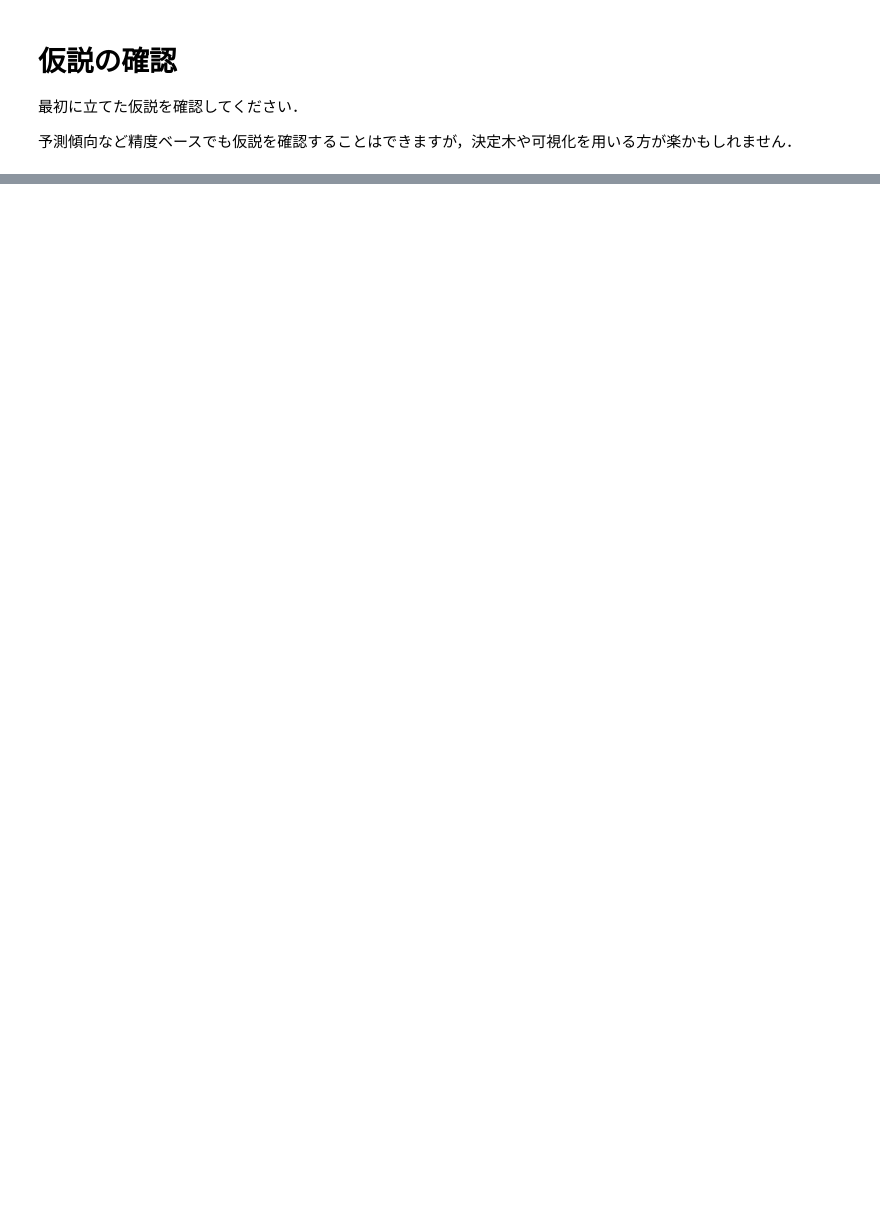
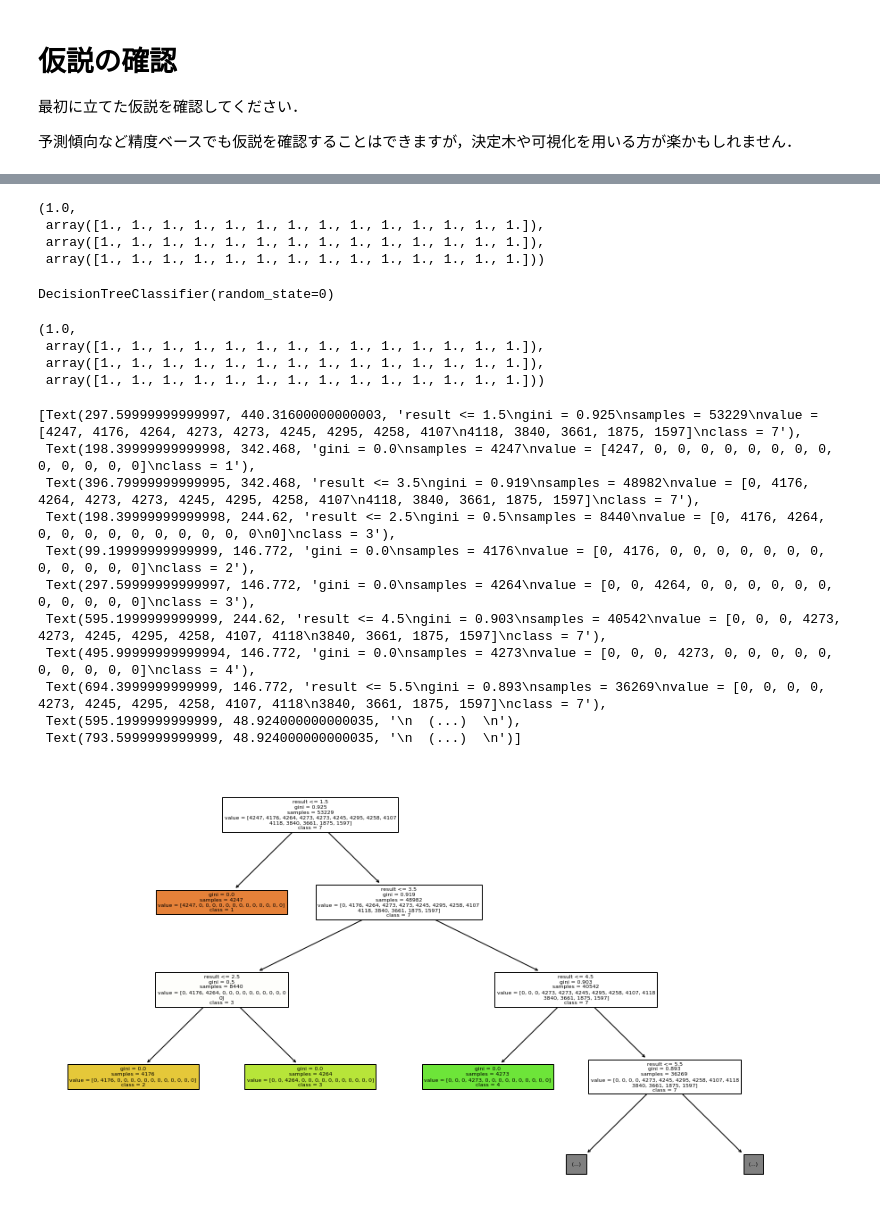
Before and after one commit to KeitaShira/Sample, a Jupyter notebook: 第5回課題.ipynb, the cells around one changed output, grey strips where cells are left out. Cells and saved outputs as stored; diff of their text form; code cells hidden in the pictures; blank space fills up the shorter version.

```diff
--- a/第5回課題.ipynb
+++ b/第5回課題.ipynb
@@ -80,2 +411,5 @@ IndexError: index 34 is out of bounds for axis 0 with size 34
 # %% [markdown]
 # 精度の確認
+# %%
+#NANに平均値を代入
+data_df=data_df.fillna(data_df.median())
@@ -81,0 +418,2 @@ IndexError: index 34 is out of bounds for axis 0 with size 34
+# %%
+X_train, X_test, y_train, y_test = train_test_split(data_df[data_df.columns.values], data_df["result"], test_size=0.33, random_state=1)
@@ -86,0 +446,11 @@ IndexError: index 34 is out of bounds for axis 0 with size 34
+# %%
+# 評価
+# accuracy　正答率, precision　適合率, recall　再現率, f値
+accuracy_score(pred, y_test), precision_score(pred, y_test, average=None), \
+recall_score(pred, y_test, average=None), f1_score(pred, y_test, average=None)
+#なぜか1しか出力されない
+# %% [output]
+(1.0,
+ array([1., 1., 1., 1., 1., 1., 1., 1., 1., 1., 1., 1., 1., 1.]),
+ array([1., 1., 1., 1., 1., 1., 1., 1., 1., 1., 1., 1., 1., 1.]),
+ array([1., 1., 1., 1., 1., 1., 1., 1., 1., 1., 1., 1., 1., 1.]))
@@ -86,0 +459,6 @@ IndexError: index 34 is out of bounds for axis 0 with size 34
+# %%
+#訓練
+clf = tree.DecisionTreeClassifier(random_state=0)
+clf.fit(X_train, y_train)
+# %% [output]
+DecisionTreeClassifier(random_state=0)
@@ -86,0 +468,29 @@ IndexError: index 34 is out of bounds for axis 0 with size 34
+# %%
+# 評価
+# accuracy　正答率, precision　適合率, recall　再現率, f値
+accuracy_score(pred, y_test), precision_score(pred, y_test, average=None), \
+recall_score(pred, y_test, average=None), f1_score(pred, y_test, average=None)
+#なぜか1しか出力されない
+# %% [output]
+(1.0,
+ array([1., 1., 1., 1., 1., 1., 1., 1., 1., 1., 1., 1., 1., 1.]),
+ array([1., 1., 1., 1., 1., 1., 1., 1., 1., 1., 1., 1., 1., 1.]),
+ array([1., 1., 1., 1., 1., 1., 1., 1., 1., 1., 1., 1., 1., 1.]))
+# %%
+# 可視化
+plt.figure(figsize=(16, 9))
+tree.plot_tree(clf, feature_names=data_df.columns.values, class_names=["1", "2", "3","4", "5", "6","7", "8", "9","10"],
+               filled=True, max_depth=3)
+# %% [output]
+[Text(297.59999999999997, 440.31600000000003, 'result <= 1.5\ngini = 0.925\nsamples = 53229\nvalue = [4247, 4176, 4264, 4273, 4273, 4245, 4295, 4258, 4107\n4118, 3840, 3661, 1875, 1597]\nclass = 7'),
+ Text(198.39999999999998, 342.468, 'gini = 0.0\nsamples = 4247\nvalue = [4247, 0, 0, 0, 0, 0, 0, 0, 0, 0, 0, 0, 0, 0]\nclass = 1'),
+ Text(396.79999999999995, 342.468, 'result <= 3.5\ngini = 0.919\nsamples = 48982\nvalue = [0, 4176, 4264, 4273, 4273, 4245, 4295, 4258, 4107\n4118, 3840, 3661, 1875, 1597]\nclass = 7'),
+ Text(198.39999999999998, 244.62, 'result <= 2.5\ngini = 0.5\nsamples = 8440\nvalue = [0, 4176, 4264, 0, 0, 0, 0, 0, 0, 0, 0, 0, 0\n0]\nclass = 3'),
+ Text(99.19999999999999, 146.772, 'gini = 0.0\nsamples = 4176\nvalue = [0, 4176, 0, 0, 0, 0, 0, 0, 0, 0, 0, 0, 0, 0]\nclass = 2'),
+ Text(297.59999999999997, 146.772, 'gini = 0.0\nsamples = 4264\nvalue = [0, 0, 4264, 0, 0, 0, 0, 0, 0, 0, 0, 0, 0, 0]\nclass = 3'),
+ Text(595.1999999999999, 244.62, 'result <= 4.5\ngini = 0.903\nsamples = 40542\nvalue = [0, 0, 0, 4273, 4273, 4245, 4295, 4258, 4107, 4118\n3840, 3661, 1875, 1597]\nclass = 7'),
+ Text(495.99999999999994, 146.772, 'gini = 0.0\nsamples = 4273\nvalue = [0, 0, 0, 4273, 0, 0, 0, 0, 0, 0, 0, 0, 0, 0]\nclass = 4'),
+ Text(694.3999999999999, 146.772, 'result <= 5.5\ngini = 0.893\nsamples = 36269\nvalue = [0, 0, 0, 0, 4273, 4245, 4295, 4258, 4107, 4118\n3840, 3661, 1875, 1597]\nclass = 7'),
+ Text(595.1999999999999, 48.924000000000035, '\n  (...)  \n'),
+ Text(793.5999999999999, 48.924000000000035, '\n  (...)  \n')]
+[figure, added]
```
Also changed, not shown: parts of 33 cells of this notebook.
